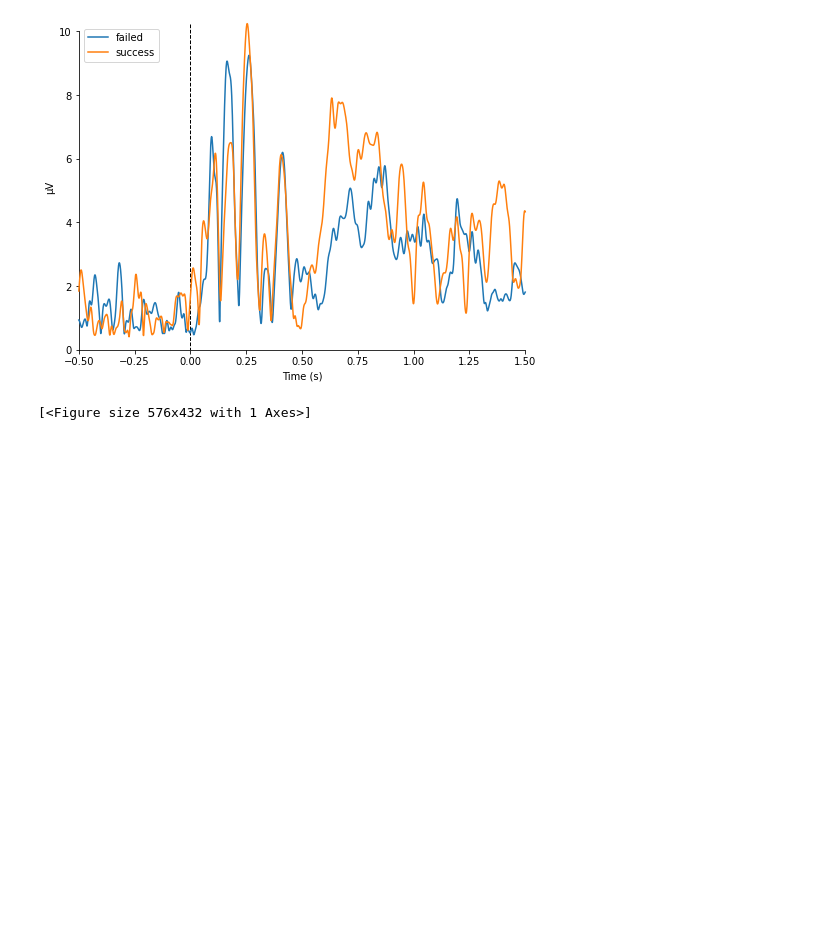
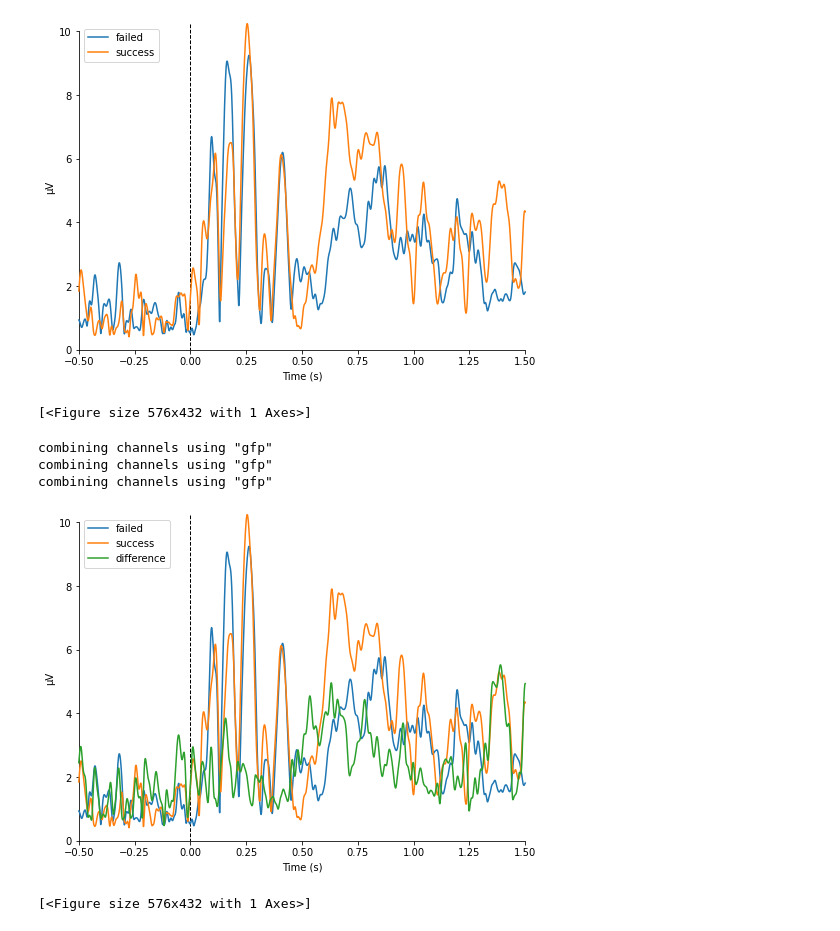
Before and after one commit to saraoe/ACN_2021, a Jupyter notebook: portfolio/portfolio_nb.ipynb, the cells around one changed output. Saved outputs shown, nothing was run; the diff lists cells and outputs as text; code cells hidden in the pictures; blank space fills up the shorter version.

```diff
--- a/portfolio/portfolio_nb.ipynb
+++ b/portfolio/portfolio_nb.ipynb
@@ -528,3 +565,15 @@ combining channels using "gfp"
 combining channels using "gfp"
 [figure]
 [<Figure size 576x432 with 1 Axes>]
+# %%
+# add difference wave
+difference_wave2 = mne.combine_evoked([fail_evoked2, suc_evoked2], weights = [1,-1])
+mne.viz.plot_compare_evokeds(evokeds=dict(failed=fail_evoked2,
+                                          success=suc_evoked2,
+                                          difference=difference_wave2))
+# %% [output]
+combining channels using "gfp"
+combining channels using "gfp"
+combining channels using "gfp"
+[figure, added]
+[<Figure size 576x432 with 1 Axes>]
```
Also changed, not shown: parts of 29 cells of this notebook.
